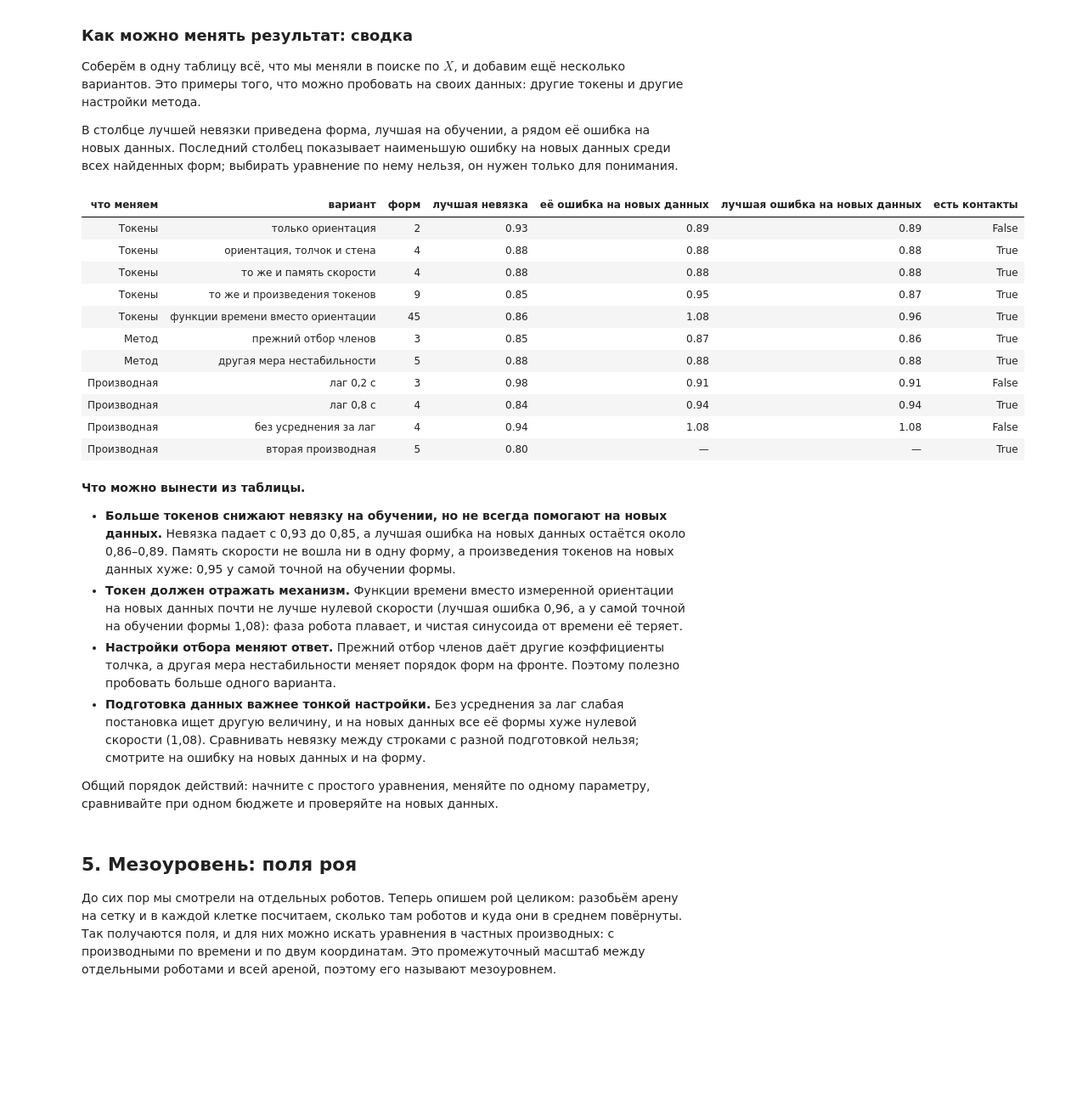
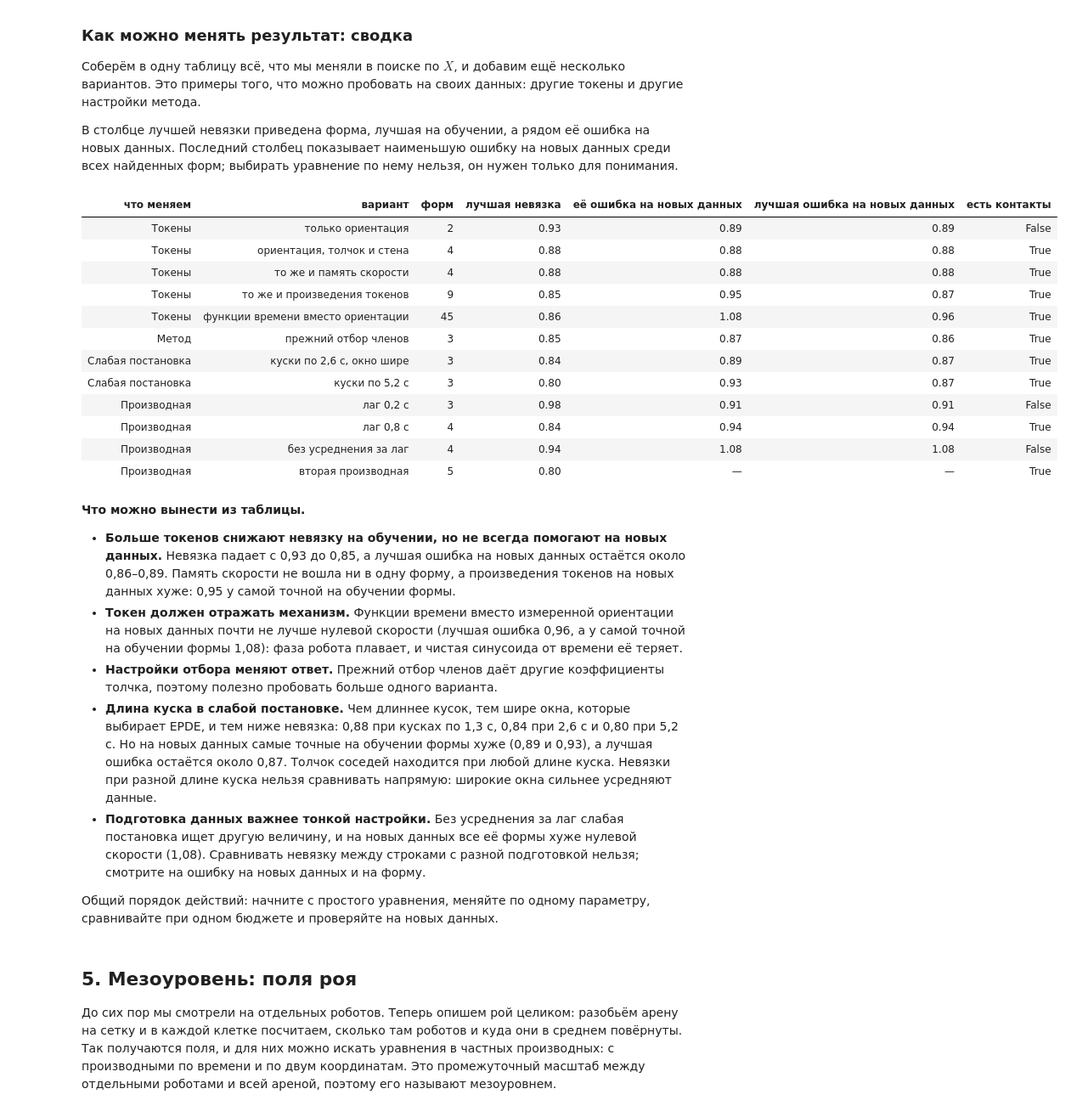
Before and after one commit to ItmoMaksos/AIST-EPDE, a Jupyter notebook: cases/robots/robot_reference.ipynb, the cells around one changed output. Shown at 85% size. Cells and saved outputs as stored; diff of their text form; code cells hidden in the pictures; blank space fills up the shorter version.

Commit message:
Compare weak-form segment lengths in the robot example

```diff
--- a/cases/robots/robot_reference.ipynb
+++ b/cases/robots/robot_reference.ipynb
@@ -579,8 +579,9 @@ CONFIGS = {
     'drift_memory': dict(kind='drift', robot=MAIN_ROBOT, **LARGE, tokens=(*CONTACTS, 'vb_x')),
     'drift_products': dict(kind='drift', robot=MAIN_ROBOT, **LARGE, tokens=CONTACTS, factors=2),
     'drift_trig': dict(kind='drift', robot=MAIN_ROBOT, **LARGE, tokens=('push_x', 'wall_x'), trig_freq=(4.0, 4.7)),
-    # Другие методы: критерий нестабильности и усреднение за лаг.
-    'drift_chi2': dict(kind='drift', robot=MAIN_ROBOT, **LARGE, tokens=CONTACTS, instability='chi2'),
+    # Настройки слабой постановки: длина куска (окно не длиннее куска) и усреднение за лаг.
+    'drift_chunk26': dict(kind='drift', robot=MAIN_ROBOT, **LARGE, tokens=CONTACTS, chunk=2.6),
+    'drift_chunk52': dict(kind='drift', robot=MAIN_ROBOT, **LARGE, tokens=CONTACTS, chunk=5.2),
     'drift_raw': dict(kind='drift', robot=MAIN_ROBOT, **LARGE, tokens=CONTACTS, average=False),
     # То же перемещение в полярной координате: расстояние до центра арены.
     'radial': dict(kind='radial', robot=MAIN_ROBOT, **LARGE, tokens=('cos_rel', 'sin_rel', 'push_r', 'wall_r')),
@@ -1396,35 +1397,37 @@ display(pd.DataFrame([{'участок': label, 'среднее расстоян
 # %%
 variants = [
     ('Токены', 'только ориентация', 'drift_orientation'),
     ('Токены', 'ориентация, толчок и стена', 'drift'),
     ('Токены', 'то же и память скорости', 'drift_memory'),
     ('Токены', 'то же и произведения токенов', 'drift_products'),
     ('Токены', 'функции времени вместо ориентации', 'drift_trig'),
     ('Метод', 'прежний отбор членов', 'drift_repair'),
-    ('Метод', 'другая мера нестабильности', 'drift_chi2'),
+    ('Слабая постановка', 'куски по 2,6 с, окно шире', 'drift_chunk26'),
+    ('Слабая постановка', 'куски по 5,2 с', 'drift_chunk52'),
     ('Производная', 'лаг 0,2 с', 'drift_lag5'),
     ('Производная', 'лаг 0,8 с', 'drift_lag20'),
     ('Производная', 'без усреднения за лаг', 'drift_raw'),
     ('Производная', 'вторая производная', 'drift_second'),
 ]
 rows = []
 for group, label, name in variants:
     table = structures(name)
     best = table.iloc[0]
     rows.append({'что меняем': group, 'вариант': label, 'форм': len(table), 'лучшая невязка': best['невязка'],
                  'её ошибка на новых данных': best.get('WAPE_отложенный', np.nan),
                  'лучшая ошибка на новых данных': table['WAPE_отложенный'].min() if 'WAPE_отложенный' in table else np.nan,
                  'есть контакты': table['модель'].str.contains('push_x|wall_x').any()})
 display(pd.DataFrame(rows).style.hide(axis='index').format(precision=2, na_rep='—'))
 # %% [output]
 | что меняем | вариант | форм | лучшая невязка | её ошибка на новых данных | лучшая ошибка на новых данных | есть контакты |
 | Токены | только ориентация | 2 | 0.93 | 0.89 | 0.89 | False |
 | Токены | ориентация, толчок и стена | 4 | 0.88 | 0.88 | 0.88 | True |
 | Токены | то же и память скорости | 4 | 0.88 | 0.88 | 0.88 | True |
 | Токены | то же и произведения токенов | 9 | 0.85 | 0.95 | 0.87 | True |
 | Токены | функции времени вместо ориентации | 45 | 0.86 | 1.08 | 0.96 | True |
 | Метод | прежний отбор членов | 3 | 0.85 | 0.87 | 0.86 | True |
-| Метод | другая мера нестабильности | 5 | 0.88 | 0.88 | 0.88 | True |
+| Слабая постановка | куски по 2,6 с, окно шире | 3 | 0.84 | 0.89 | 0.87 | True |
+| Слабая постановка | куски по 5,2 с | 3 | 0.80 | 0.93 | 0.87 | True |
 | Производная | лаг 0,2 с | 3 | 0.98 | 0.91 | 0.91 | False |
 | Производная | лаг 0,8 с | 4 | 0.84 | 0.94 | 0.94 | True |
 | Производная | без усреднения за лаг | 4 | 0.94 | 1.08 | 1.08 | False |
@@ -1434,7 +1437,8 @@ display(pd.DataFrame(rows).style.hide(axis='index').format(precision=2, na_rep='
 
 - **Больше токенов снижают невязку на обучении, но не всегда помогают на новых данных.** Невязка падает с 0,93 до 0,85, а лучшая ошибка на новых данных остаётся около 0,86–0,89. Память скорости не вошла ни в одну форму, а произведения токенов на новых данных хуже: 0,95 у самой точной на обучении формы.
 - **Токен должен отражать механизм.** Функции времени вместо измеренной ориентации на новых данных почти не лучше нулевой скорости (лучшая ошибка 0,96, а у самой точной на обучении формы 1,08): фаза робота плавает, и чистая синусоида от времени её теряет.
-- **Настройки отбора меняют ответ.** Прежний отбор членов даёт другие коэффициенты толчка, а другая мера нестабильности меняет порядок форм на фронте. Поэтому полезно пробовать больше одного варианта.
+- **Настройки отбора меняют ответ.** Прежний отбор членов даёт другие коэффициенты толчка, поэтому полезно пробовать больше одного варианта.
+- **Длина куска в слабой постановке.** Чем длиннее кусок, тем шире окна, которые выбирает EPDE, и тем ниже невязка: 0,88 при кусках по 1,3 с, 0,84 при 2,6 с и 0,80 при 5,2 с. Но на новых данных самые точные на обучении формы хуже (0,89 и 0,93), а лучшая ошибка остаётся около 0,87. Толчок соседей находится при любой длине куска. Невязки при разной длине куска нельзя сравнивать напрямую: широкие окна сильнее усредняют данные.
 - **Подготовка данных важнее тонкой настройки.** Без усреднения за лаг слабая постановка ищет другую величину, и на новых данных все её формы хуже нулевой скорости (1,08). Сравнивать невязку между строками с разной подготовкой нельзя; смотрите на ошибку на новых данных и на форму.
 
 Общий порядок действий: начните с простого уравнения, меняйте по одному параметру, сравнивайте при одном бюджете и проверяйте на новых данных.
```
Also changed, not shown: parts of 1 cell of this notebook, 19 other files.
